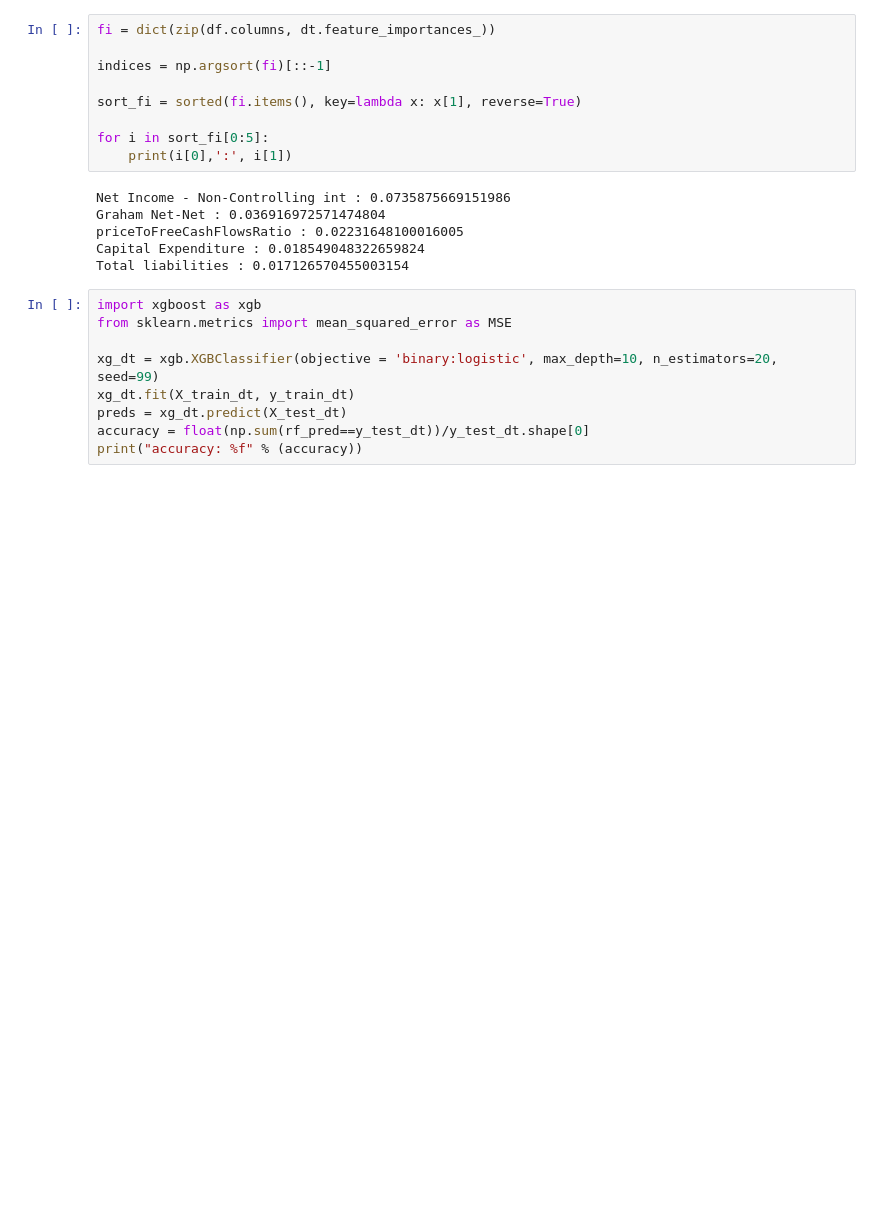
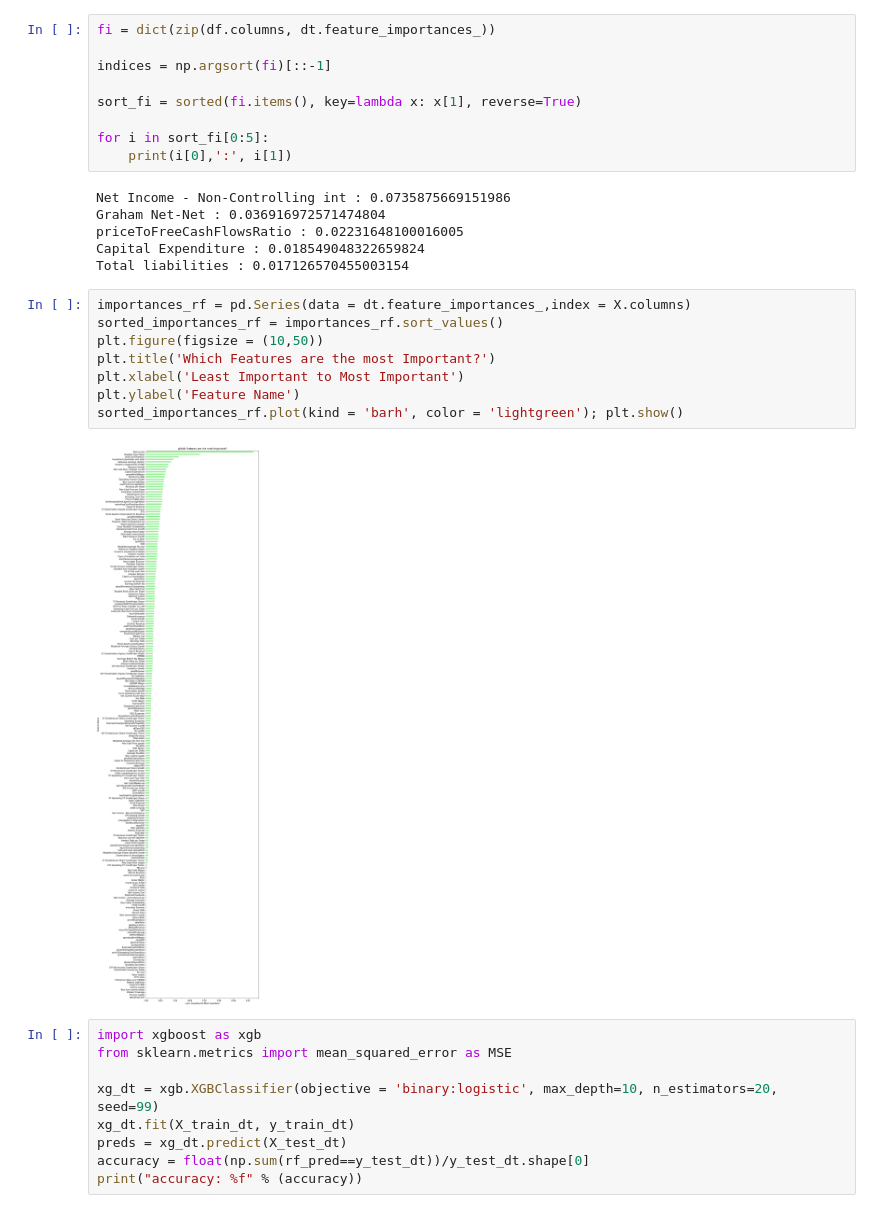
Before and after one commit to emilytong123/MachineLearningProject, a Jupyter notebook: Project2Data201.ipynb, the cells around one changed output. Saved outputs shown, nothing was run; the diff lists cells and outputs as text; blank space fills up the shorter version.

```diff
--- a/Project2Data201.ipynb
+++ b/Project2Data201.ipynb
@@ -780,6 +780,16 @@ Graham Net-Net : 0.036916972571474804
 priceToFreeCashFlowsRatio : 0.02231648100016005
 Capital Expenditure : 0.018549048322659824
 Total liabilities : 0.017126570455003154
+# %%
+importances_rf = pd.Series(data = dt.feature_importances_,index = X.columns)
+sorted_importances_rf = importances_rf.sort_values()
+plt.figure(figsize = (10,50))
+plt.title('Which Features are the most Important?')
+plt.xlabel('Least Important to Most Important')
+plt.ylabel('Feature Name')
+sorted_importances_rf.plot(kind = 'barh', color = 'lightgreen'); plt.show()
+# %% [output]
+[figure, added]
 # %%
 import xgboost as xgb
 from sklearn.metrics import mean_squared_error as MSE
```
Also changed, not shown: parts of 12 cells of this notebook.
